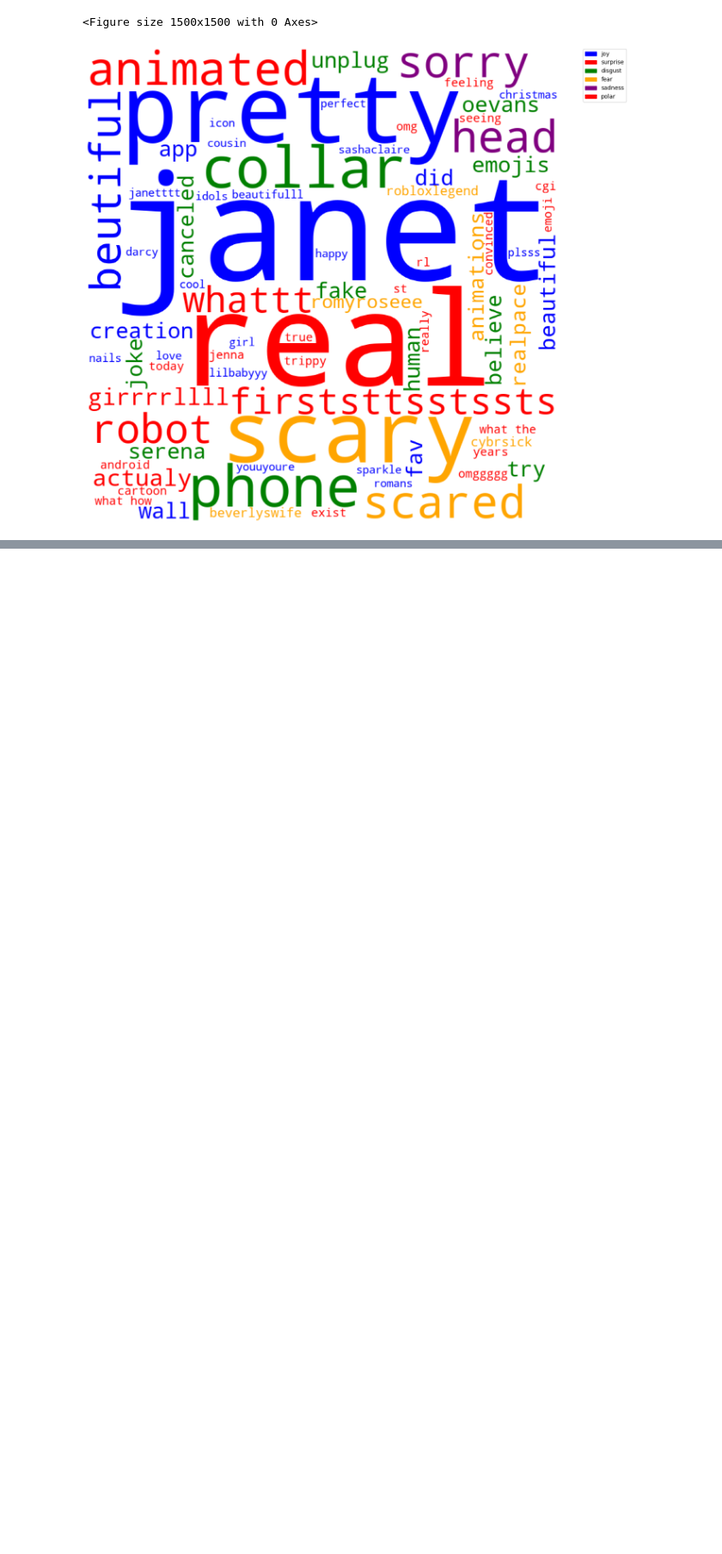
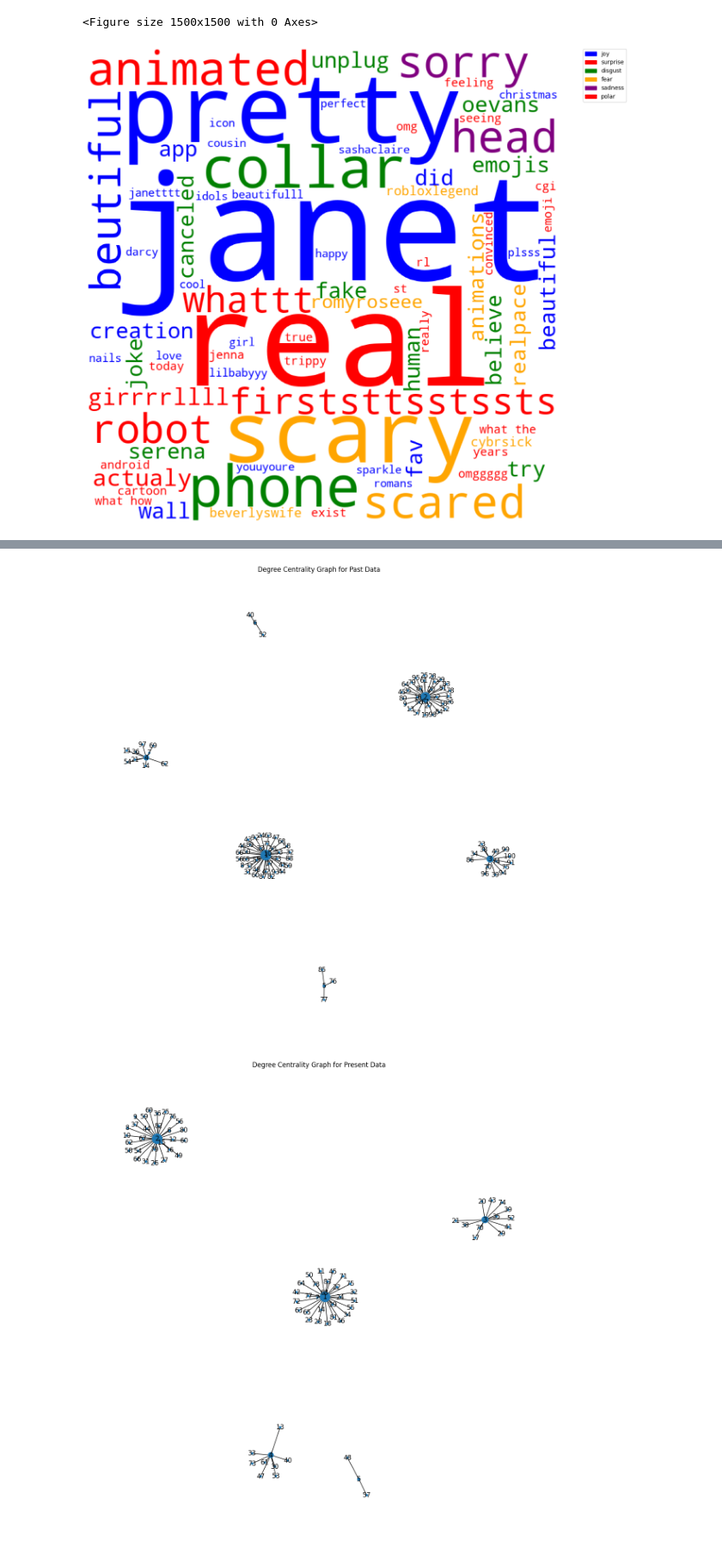
Before and after one commit to wuxyel123/MiquelaSocialNetworkAnalysis, a Jupyter notebook: Scraping/DataScraper.ipynb, the cells around one changed output, grey strips where cells are left out. Shown at 86% size. Cells and saved outputs as stored; diff of their text form; code cells hidden in the pictures; blank space fills up the shorter version.

```diff
--- a/Scraping/DataScraper.ipynb
+++ b/Scraping/DataScraper.ipynb
@@ -606,0 +641,21 @@ plt.show()
+# %%
+# Compute Degree Centrality for past and present graphs
+degree_centrality_past = nx.degree_centrality(G_past)
+degree_centrality_present = nx.degree_centrality(G_present)
+# %%
+import matplotlib.pyplot as plt
+
+# Visualize Degree Centrality for past data
+plt.figure(figsize=(12, 12))
+nx.draw(G_past, with_labels=True, node_size=[v * 1000 for v in degree_centrality_past.values()])
+plt.title("Degree Centrality Graph for Past Data")
+plt.show()
+
+# Visualize Degree Centrality for present data
+plt.figure(figsize=(12, 12))
+nx.draw(G_present, with_labels=True, node_size=[v * 1000 for v in degree_centrality_present.values()])
+plt.title("Degree Centrality Graph for Present Data")
+plt.show()
+# %% [output]
+[figure, added]
+[figure, added]
```
Also changed, not shown: parts of 5 cells of this notebook.
